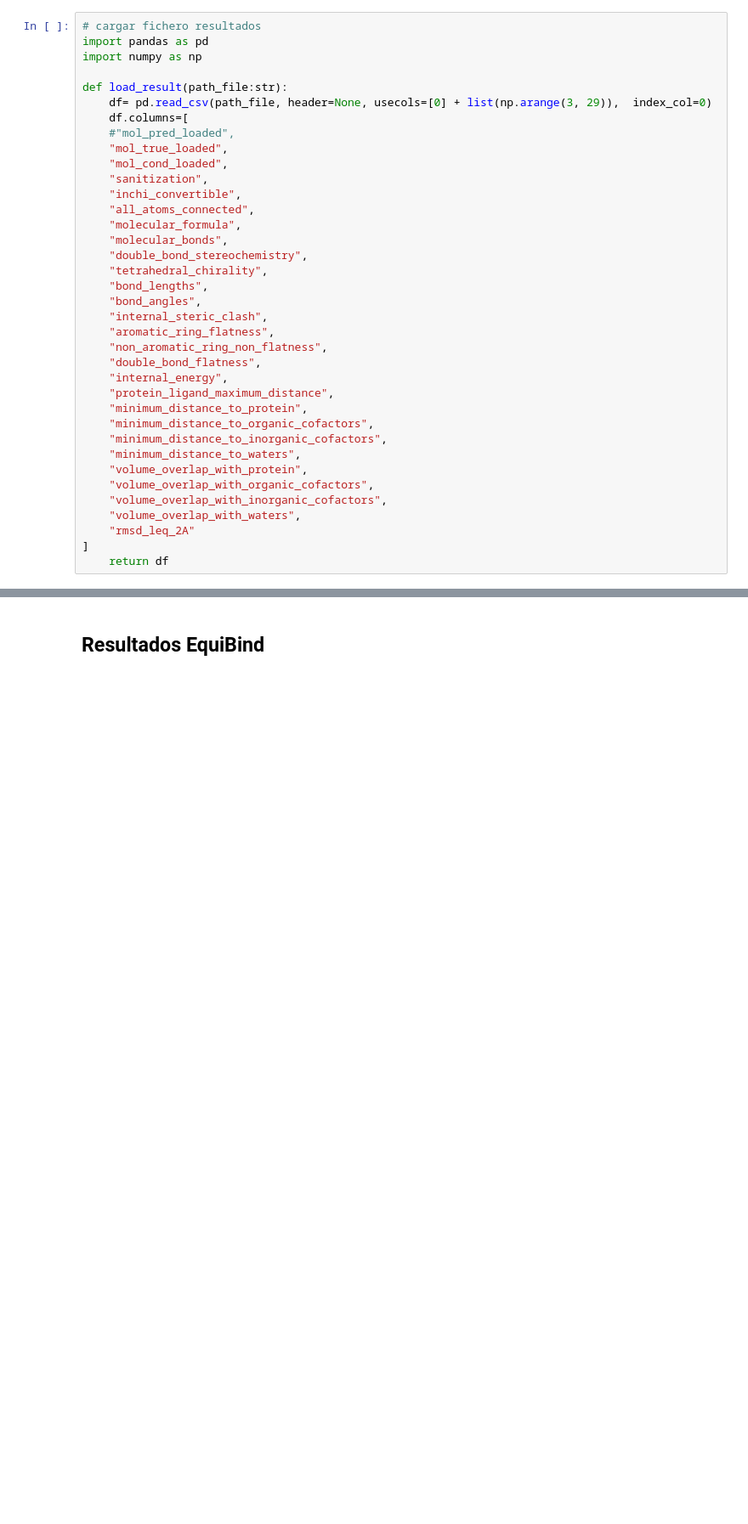
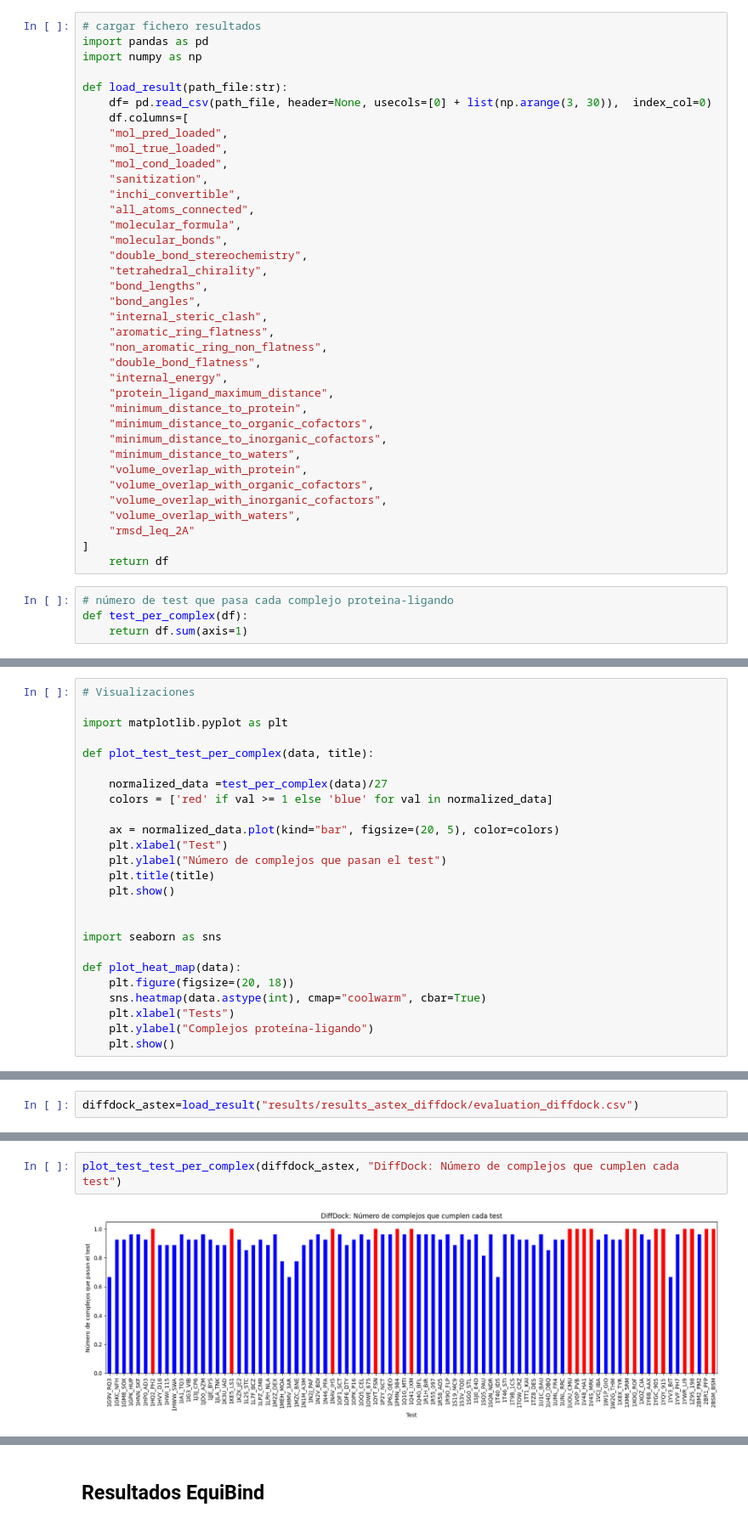
Before and after one commit to rgCarmen/docking, a Jupyter notebook: analysisResults.ipynb, the cells around one changed output, grey strips where cells are left out. Shown at 85% size. Drawn from its saved outputs; the diff is of its cells as text; blank space fills up the shorter version.

Commit message:
analisis de resultados astex

```diff
--- a/analysisResults.ipynb
+++ b/analysisResults.ipynb
@@ -7,9 +7,9 @@ import pandas as pd
 import numpy as np
 
 def load_result(path_file:str):
-    df= pd.read_csv(path_file, header=None, usecols=[0] + list(np.arange(3, 29)),  index_col=0)
+    df= pd.read_csv(path_file, header=None, usecols=[0] + list(np.arange(3, 30)),  index_col=0)
     df.columns=[
-    #"mol_pred_loaded",
+    "mol_pred_loaded",
     "mol_true_loaded",
     "mol_cond_loaded",
     "sanitization",
@@ -38,3 +38,7 @@ def load_result(path_file:str):
     "rmsd_leq_2A"
 ]
     return df
+# %%
+# número de test que pasa cada complejo proteina-ligando
+def test_per_complex(df):
+    return df.sum(axis=1)
@@ -40,0 +49,25 @@ def load_result(path_file:str):
+# %%
+# Visualizaciones
+
+import matplotlib.pyplot as plt
+
+def plot_test_test_per_complex(data, title):
+
+    normalized_data =test_per_complex(data)/27
+    colors = ['red' if val >= 1 else 'blue' for val in normalized_data]
+
+    ax = normalized_data.plot(kind="bar", figsize=(20, 5), color=colors)
+    plt.xlabel("Test")
+    plt.ylabel("Número de complejos que pasan el test")
+    plt.title(title)
+    plt.show()
+
+
+import seaborn as sns
+
+def plot_heat_map(data):
+    plt.figure(figsize=(20, 18))
+    sns.heatmap(data.astype(int), cmap="coolwarm", cbar=True)
+    plt.xlabel("Tests")
+    plt.ylabel("Complejos proteína-ligando")
+    plt.show()
@@ -40,0 +76,2 @@ def load_result(path_file:str):
+# %%
+diffdock_astex=load_result("results/results_astex_diffdock/evaluation_diffdock.csv")
@@ -40,0 +110,4 @@ def load_result(path_file:str):
+# %%
+plot_test_test_per_complex(diffdock_astex, "DiffDock: Número de complejos que cumplen cada test")
+# %% [output]
+[figure, added]
```
Also changed, not shown: parts of 50 cells of this notebook, 10 other files.
